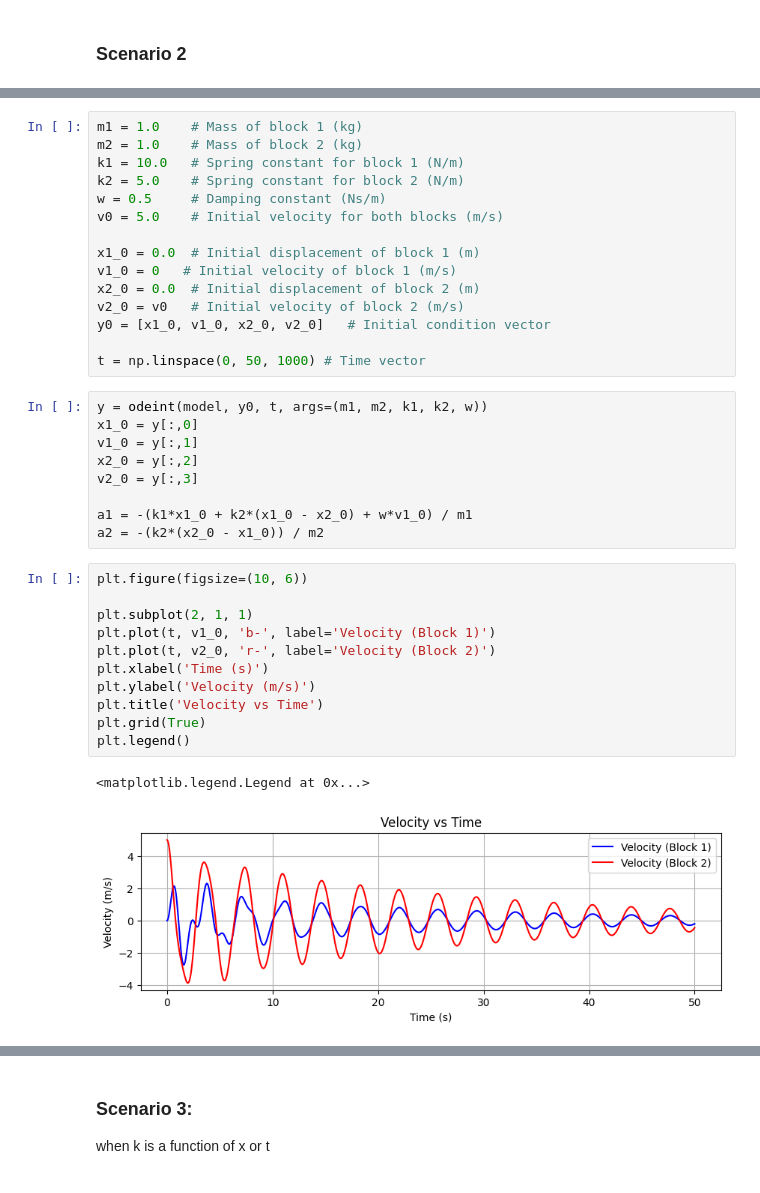
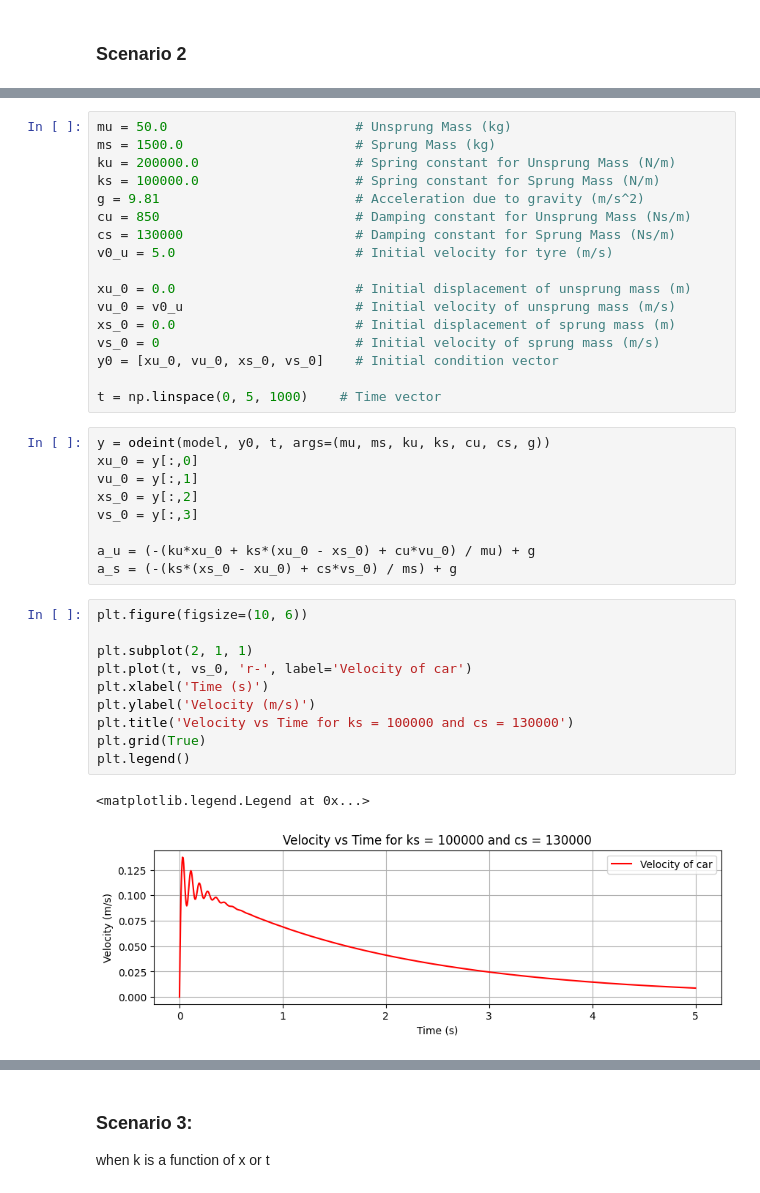
Before and after one commit to Parth9001/kdom, a Jupyter notebook: assignment.ipynb, the cells around one changed output, grey strips where cells are left out. Saved outputs shown, nothing was run; the diff lists cells and outputs as text.

```diff
--- a/assignment.ipynb
+++ b/assignment.ipynb
@@ -67,41 +67,42 @@ def model(y, t, m1, m2, k1, k2, w):
 # %%
-m1 = 1.0    # Mass of block 1 (kg)
-m2 = 1.0    # Mass of block 2 (kg)
-k1 = 10.0   # Spring constant for block 1 (N/m)
-k2 = 5.0    # Spring constant for block 2 (N/m)
-w = 0.5     # Damping constant (Ns/m)
-v0 = 5.0    # Initial velocity for both blocks (m/s)
+mu = 50.0                        # Unsprung Mass (kg)
+ms = 1500.0                      # Sprung Mass (kg)
+ku = 200000.0                    # Spring constant for Unsprung Mass (N/m)
+ks = 100000.0                    # Spring constant for Sprung Mass (N/m)
+g = 9.81                         # Acceleration due to gravity (m/s^2)
+cu = 850                         # Damping constant for Unsprung Mass (Ns/m)
+cs = 130000                      # Damping constant for Sprung Mass (Ns/m)
+v0_u = 5.0                       # Initial velocity for tyre (m/s)
 
-x1_0 = 0.0  # Initial displacement of block 1 (m)
-v1_0 = 0   # Initial velocity of block 1 (m/s)
-x2_0 = 0.0  # Initial displacement of block 2 (m)
-v2_0 = v0   # Initial velocity of block 2 (m/s)
-y0 = [x1_0, v1_0, x2_0, v2_0]   # Initial condition vector
+xu_0 = 0.0                       # Initial displacement of unsprung mass (m)
+vu_0 = v0_u                      # Initial velocity of unsprung mass (m/s)
+xs_0 = 0.0                       # Initial displacement of sprung mass (m)
+vs_0 = 0                         # Initial velocity of sprung mass (m/s)
+y0 = [xu_0, vu_0, xs_0, vs_0]    # Initial condition vector
 
-t = np.linspace(0, 50, 1000) # Time vector
+t = np.linspace(0, 5, 1000)    # Time vector
-# %%
-y = odeint(model, y0, t, args=(m1, m2, k1, k2, w))
-x1_0 = y[:,0]
-v1_0 = y[:,1]
-x2_0 = y[:,2]
-v2_0 = y[:,3]
-
-a1 = -(k1*x1_0 + k2*(x1_0 - x2_0) + w*v1_0) / m1
-a2 = -(k2*(x2_0 - x1_0)) / m2
+# %%
+y = odeint(model, y0, t, args=(mu, ms, ku, ks, cu, cs, g))
+xu_0 = y[:,0]
+vu_0 = y[:,1]
+xs_0 = y[:,2]
+vs_0 = y[:,3]
+
+a_u = (-(ku*xu_0 + ks*(xu_0 - xs_0) + cu*vu_0) / mu) + g
+a_s = (-(ks*(xs_0 - xu_0) + cs*vs_0) / ms) + g
 # %%
 plt.figure(figsize=(10, 6))
 
 plt.subplot(2, 1, 1)
-plt.plot(t, v1_0, 'b-', label='Velocity (Block 1)')
-plt.plot(t, v2_0, 'r-', label='Velocity (Block 2)')
+plt.plot(t, vs_0, 'r-', label='Velocity of car')
 plt.xlabel('Time (s)')
 plt.ylabel('Velocity (m/s)')
-plt.title('Velocity vs Time')
+plt.title('Velocity vs Time for ks = 100000 and cs = 130000')
 plt.grid(True)
 plt.legend()
 # %% [output]
 <matplotlib.legend.Legend at 0x...>
-[figure, old version]
+[figure, new version]
 # %%
 plt.figure(figsize=(10, 6))
 plt.subplot(2, 1, 2)
```
Also changed, not shown: parts of 3 cells of this notebook.
